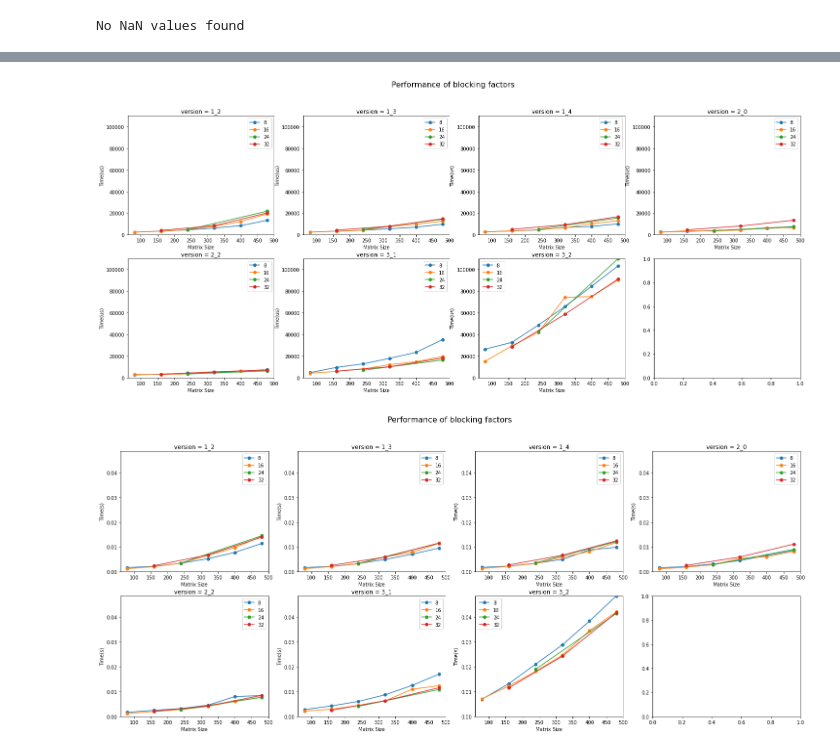
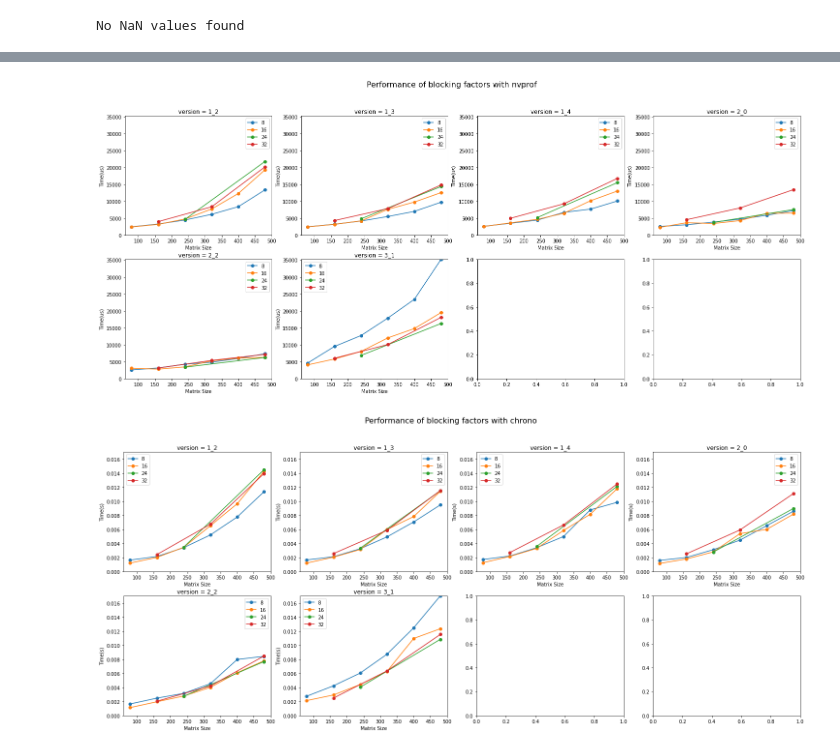
Before and after one commit to zucchi99/Blocked-AllPairsShortestPath, a Jupyter notebook: performance_analysis.ipynb, the cells around one changed output, grey strips where cells are left out. Saved outputs shown, nothing was run; the diff lists cells and outputs as text; code cells hidden in the pictures.

```diff
--- a/performance_analysis.ipynb
+++ b/performance_analysis.ipynb
@@ -187 +199,21 @@ def plot_perf_version(df, time) :
+# %%
+def plot_perf_B(df, y_axis, analyzer, versions=versions) :
+    rows = 2
+    cols = 4
+    fig, axis = plt.subplots(rows, cols, figsize=(25, 10))
+    idx = 0
+    df_filtered = df[df['version'].isin(versions)]
+    fig.suptitle("Performance of blocking factors with " + analyzer,  fontsize=16)
+    max_y = max(df_filtered[y_axis])
+    for v in versions:
+        i = (int) (idx / cols)
+        j = (int) (idx % cols)
+        df_plot = df_filtered[(df_filtered['version'] == v)]
+        for label, grp in df_plot.groupby(['b']):
+            sub_title = "version = " + v
+            grp.plot(ax=axis[i][j], kind='line', x='n', y=y_axis, xlabel='Matrix Size', ylabel=y_axis, label=label, title=sub_title, ylim=(0,max_y), marker='o')
+        idx += 1
+
+    out_filename = 'png/blocking_factors_performance_' + analyzer + '.png'
+    plt.savefig(out_filename, facecolor='white', transparent=False)
 # %%
@@ -202,27 +227,8 @@ print(versions)
-# %%
-def plot_perf_B(df, time) :
-    rows = 2
-    cols = 4
-    fig, axis = plt.subplots(rows, cols, figsize=(25, 10))
-    idx = 0
-    df_filtered = df[(df['version'] != '1_1')]
-    fig.suptitle("Performance of blocking factors",  fontsize=16)
-    max_y = max(df_filtered[time])
-    for v in versions:
-        i = (int) (idx / cols)
-        j = (int) (idx % cols)
-        df_plot = df_filtered[(df_filtered['version'] == v)]
-        for label, grp in df_plot.groupby(['b']):
-            sub_title = "version = " + v
-            grp.plot(ax=axis[i][j], kind='line', x='n', y=time, xlabel='Matrix Size', ylabel=time, label=label, title=sub_title, ylim=(0,max_y), marker='o')
-        idx += 1
-
-    plt.savefig('png/blocking_factors_performance.png', facecolor='white', transparent=False)
 # %%
-plot_perf_B(df_small, 'Time(us)')
+plot_perf_B(df_nvprof, 'Time(us)', 'nvprof')
 # %% [output]
-[figure, old version]
+[figure, new version]
 # %%
-plot_perf_B(df_chrono_perf, 'Time(s)')
+plot_perf_B(df_chrono, 'Time(s)', 'chrono')
 # %% [output]
-[figure, old version]
+[figure, new version]
```
Also changed, not shown: parts of 13 cells of this notebook, 13 other files.
